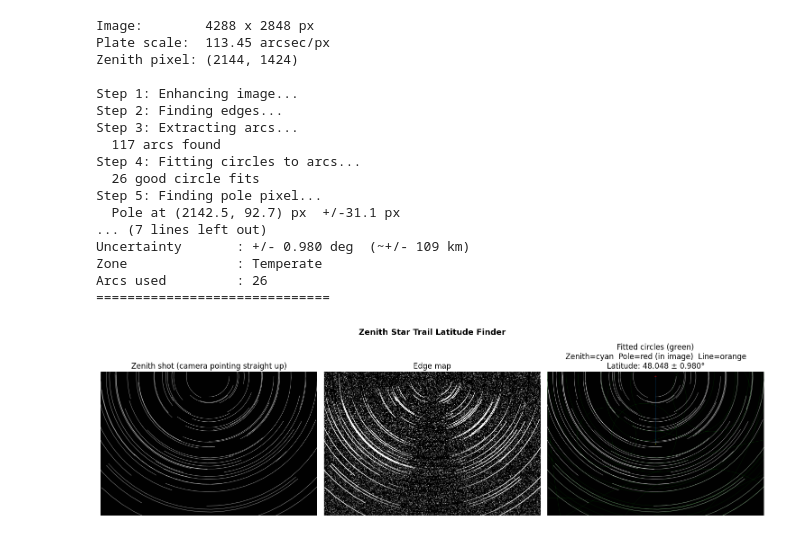
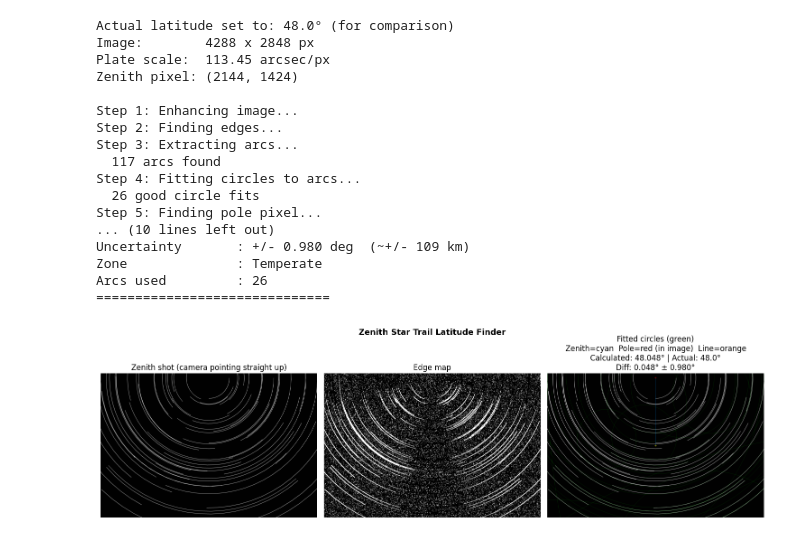
Before and after one commit to sahil-9915/Computer-vision-celestial-navigation, a Jupyter notebook: Zenith_star_trails.ipynb, the cells around one changed output. Saved outputs shown, nothing was run; the diff lists cells and outputs as text; code cells hidden in the pictures.

```diff
--- a/Zenith_star_trails.ipynb
+++ b/Zenith_star_trails.ipynb
@@ -16,6 +16,9 @@ IMAGE_PATH      = "Zenith_star_trails.jpg"
 FOCAL_LENGTH_MM = 10
 PIXEL_SIZE_UM   = 5.50           # Nikon D90
 HEMISPHERE      = 'north'        # 'north' or 'south'
+
+# Actual latitude for comparison
+ACTUAL_LATITUDE = 48.0            # degrees
 
 # -----------------------------------------------------------------------
 # HOW IT WORKS
@@ -287,7 +290,9 @@ class ZenithLatitudeFinder:
         print(f"Zenith pixel      : ({self.zenith_x:.0f}, {self.zenith_y:.0f})")
         print(f"Pole pixel        : ({pole_x:.1f}, {pole_y:.1f})")
         print(f"Zenith-to-pole    : {pole_dist_px:.1f} px  =  {pole_dist_deg:.3f} deg")
-        print(f"Latitude          : {latitude:.3f} deg")
+        print(f"Calculated Latitude : {latitude:.3f} deg")
+        print(f"Actual Latitude     : {ACTUAL_LATITUDE:.3f} deg")
+        print(f"Difference          : {abs(latitude - ACTUAL_LATITUDE):.3f} deg")
         print(f"Uncertainty       : +/- {lat_err:.3f} deg  (~+/- {lat_err*111:.0f} km)")
         z = abs(latitude)
         zone = "Arctic/Antarctic" if z > 66.5 else ("Temperate" if z > 23.5 else "Tropical")
@@ -335,43 +340,47 @@ class ZenithLatitudeFinder:
 
         axes[2].imshow(cv2.cvtColor(overlay, cv2.COLOR_BGR2RGB))
         pole_status = "in image" if pole_in_image else "outside image"
+
+        # Add actual latitude comparison to plot title
         axes[2].set_title(
             f"Fitted circles (green)\n"
             f"Zenith=cyan  Pole=red ({pole_status})  Line=orange\n"
-            f"Latitude: {latitude:.3f} ± {lat_err:.3f}°"
+            f"Calculated: {latitude:.3f}° | Actual: {ACTUAL_LATITUDE}°\n"
+            f"Diff: {abs(latitude - ACTUAL_LATITUDE):.3f}° ± {lat_err:.3f}°"
         )
         axes[2].axis('off')
 
         plt.tight_layout()
         plt.show()
 
 
 # -----------------------------------------------------------------------
 
 if __name__ == "__main__":
+    print(f"Actual latitude set to: {ACTUAL_LATITUDE}° (for comparison)")
     finder = ZenithLatitudeFinder(
         image_path      = IMAGE_PATH,
         focal_length_mm = FOCAL_LENGTH_MM,
         pixel_size_um   = PIXEL_SIZE_UM,
         hemisphere      = HEMISPHERE,
     )
     finder.run()
 # %% [output]
+Actual latitude set to: 48.0° (for comparison)
 Image:        4288 x 2848 px
 Plate scale:  113.45 arcsec/px
 Zenith pixel: (2144, 1424)
 
 Step 1: Enhancing image...
 Step 2: Finding edges...
 Step 3: Extracting arcs...
   117 arcs found
 Step 4: Fitting circles to arcs...
   26 good circle fits
 Step 5: Finding pole pixel...
-  Pole at (2142.5, 92.7) px  +/-31.1 px
-... (7 lines left out)
+... (10 lines left out)
 Uncertainty       : +/- 0.980 deg  (~+/- 109 km)
 Zone              : Temperate
 Arcs used         : 26
 ==============================
-[figure, old version]
+[figure, new version]
```
Also changed, not shown: 2 other files.
